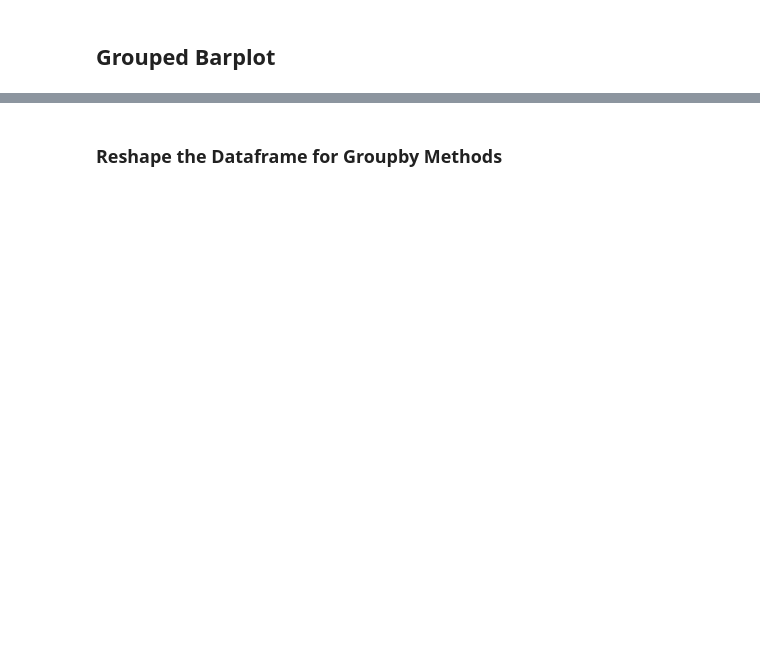
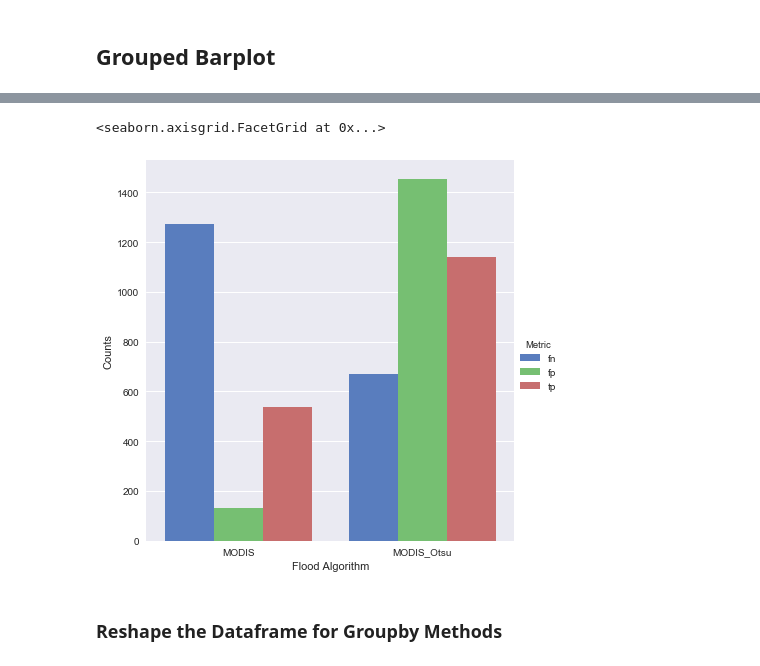
Before and after one commit to catherinekuhn/DFO_Accuracy, a Jupyter notebook: code/Beta_Test.ipynb, the cells around one changed output, grey strips where cells are left out. Cells and saved outputs as stored; diff of their text form; code cells hidden in the pictures; blank space fills up the shorter version.

```diff
--- a/code/Beta_Test.ipynb
+++ b/code/Beta_Test.ipynb
@@ -99,0 +101,3 @@ plt.show()
+# %%
+stats = pd.melt(df, id_vars=['Flood Algorithm','Flood ID'], var_name='Metric', value_name = 'Score')
+stats.head(1)
@@ -99,0 +107,5 @@ plt.show()
+# %%
+# Draw a nested barplot to show survival for class and sex
+confusionMatrix = stats.loc[stats['Metric'].isin(['fn','fp','tp'])]
+confusionMatrix.groupby('Metric').describe()
+confusionMatrix
@@ -100,3 +120,11 @@ plt.show()
+# %%
+g = sns.factorplot(x="Flood Algorithm", y="Score", hue="Metric", data=confusionMatrix,
+                   size=6, kind="bar", palette="muted")
+g.despine(left=True)
+g.set_ylabels("Counts")
+# %% [output]
+<seaborn.axisgrid.FacetGrid at 0x...>
+[figure, added]
 # %% [markdown]
 ### Reshape the Dataframe for Groupby Methods
 # %%
```
Also changed, not shown: parts of 9 cells of this notebook, 31 other files.
